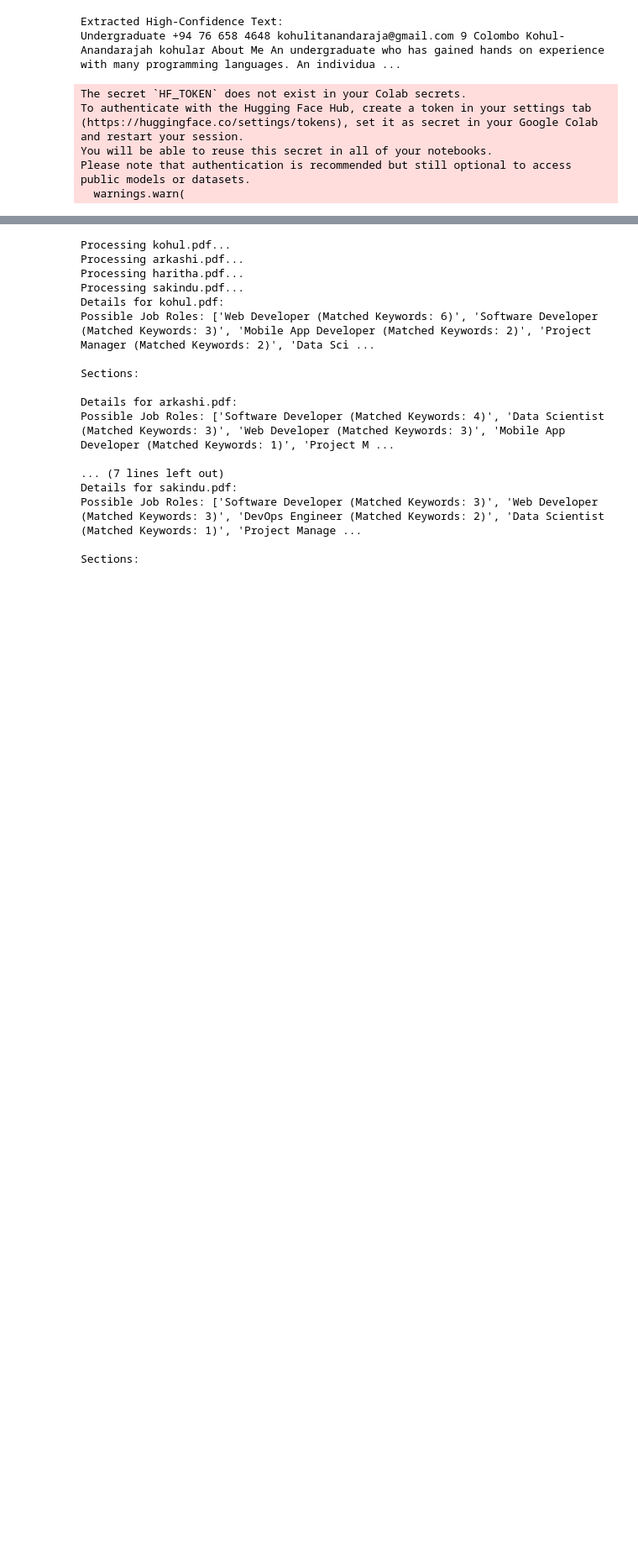
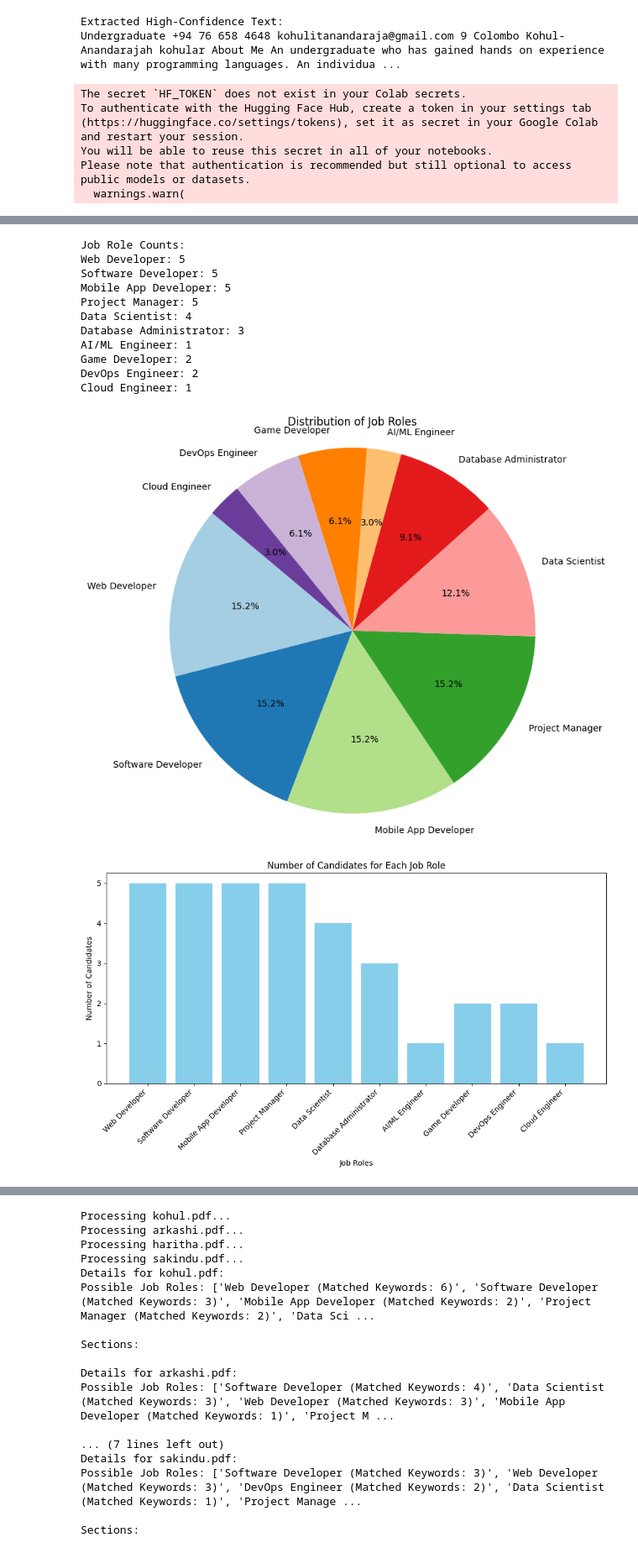
Before and after one commit to AI-CV-Filtering-system-ATS/stage1_text_Extraction_and_saving, a Jupyter notebook: Extracted_TextOCR_Continuation.ipynb, the cells around one changed output, grey strips where cells are left out. Shown at 84% size. Saved outputs shown, nothing was run; the diff lists cells and outputs as text; code cells hidden in the pictures; blank space fills up the shorter version.

```diff
--- a/Extracted_TextOCR_Continuation.ipynb
+++ b/Extracted_TextOCR_Continuation.ipynb
@@ -320,7 +353,7 @@ def match_job_roles(raw_text, job_role_keywords):
     return possible_roles
 
 # Paths to the CV PDFs
-cv_paths = ["kohul.pdf", "arkashi.pdf", "haritha.pdf", "sakindu.pdf"]  # Replace with actual paths
+cv_paths = ["kohul.pdf", "arkashi.pdf", "haritha.pdf", "sakindu.pdf","secv.pdf","aicv.pdf"]
 all_cv_details = {}
 
 # Extract and summarize text from each CV, and assign job roles
@@ -413,0 +454,62 @@ section_keywords = {
+# %%
+import matplotlib.pyplot as plt
+from collections import Counter
+
+# Extract job role data from all CVs
+all_possible_roles = []
+
+for cv, details in all_cv_details.items():
+    possible_roles = details.get("Possible Job Roles", [])
+    for role in possible_roles:
+        # Extract role name (remove matched keywords count)
+        role_name = role.split(" (Matched Keywords")[0]
+        all_possible_roles.append(role_name)
+
+# Count the occurrences of each job role
+role_counts = Counter(all_possible_roles)
+
+# Print role counts
+print("Job Role Counts:")
+for role, count in role_counts.items():
+    print(f"{role}: {count}")
+
+# Create a pie chart
+def plot_pie_chart(role_counts):
+    plt.figure(figsize=(8, 8))
+    labels = role_counts.keys()
+    sizes = role_counts.values()
+    plt.pie(sizes, labels=labels, autopct='%1.1f%%', startangle=140, colors=plt.cm.Paired.colors)
+    plt.title("Distribution of Job Roles")
+    plt.axis('equal')  # Equal aspect ratio ensures the pie is a circle
+    plt.show()
+
+# Create a bar chart
+def plot_bar_chart(role_counts):
+    plt.figure(figsize=(10, 6))
+    roles = list(role_counts.keys())
+    counts = list(role_counts.values())
+    plt.bar(roles, counts, color='skyblue')
+    plt.xlabel("Job Roles")
+    plt.ylabel("Number of Candidates")
+    plt.title("Number of Candidates for Each Job Role")
+    plt.xticks(rotation=45, ha='right')
+    plt.tight_layout()
+    plt.show()
+
+# Plot charts
+plot_pie_chart(role_counts)
+plot_bar_chart(role_counts)
+# %% [output]
+Job Role Counts:
+Web Developer: 5
+Software Developer: 5
+Mobile App Developer: 5
+Project Manager: 5
+Data Scientist: 4
+Database Administrator: 3
+AI/ML Engineer: 1
+Game Developer: 2
+DevOps Engineer: 2
+Cloud Engineer: 1
+[figure, added]
+[figure, added]
```
Also changed, not shown: parts of 22 cells of this notebook.
